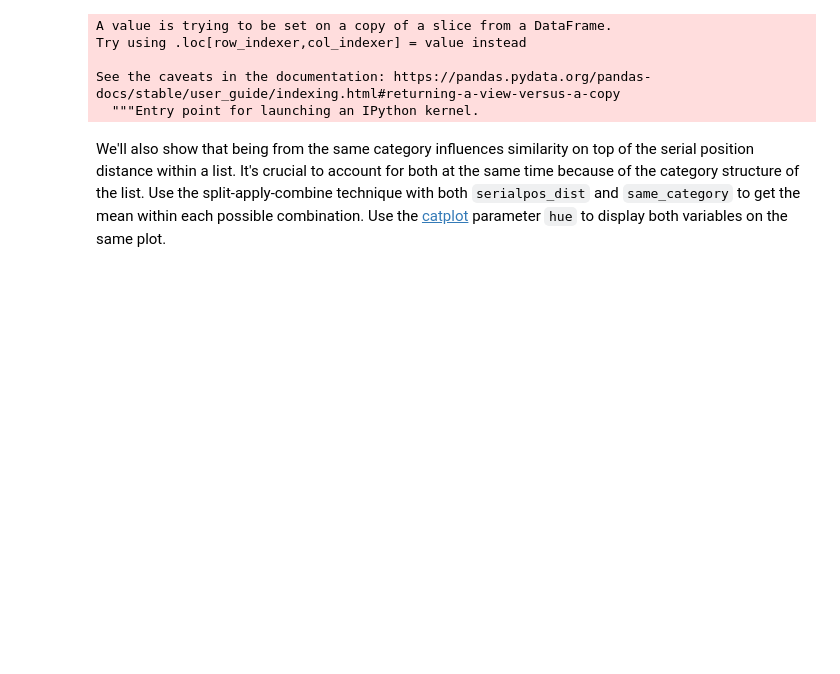
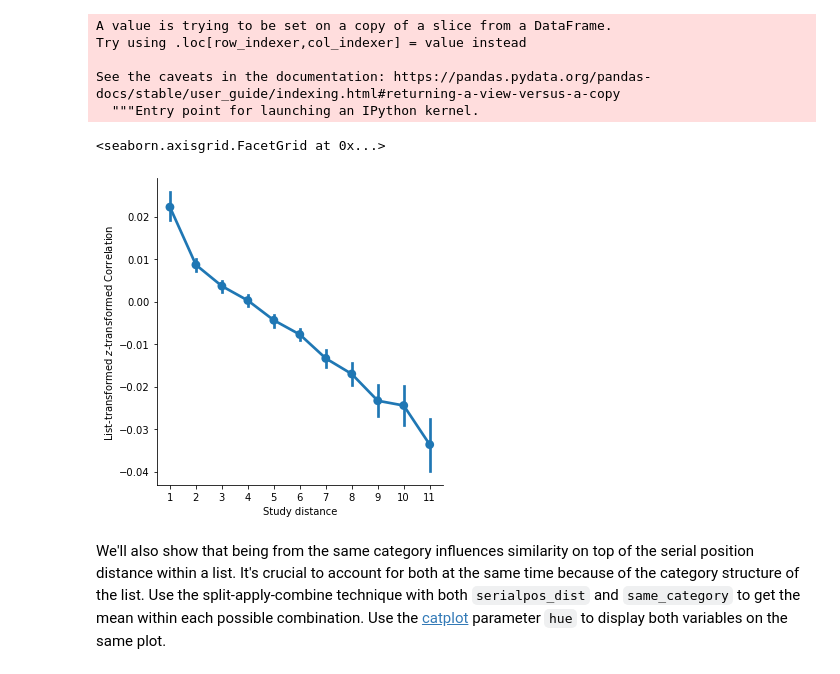
Before and after one commit to pennmem/COGS4290_DataMemoryBrains, a Jupyter notebook: COGS4290_rsa_lecture_02_analyze_rsa.ipynb, the cells around one changed output. Cells and saved outputs as stored; diff of their text form; code cells hidden in the pictures; blank space fills up the shorter version.

```diff
--- a/COGS4290_rsa_lecture_02_analyze_rsa.ipynb
+++ b/COGS4290_rsa_lecture_02_analyze_rsa.ipynb
@@ -308,9 +313,12 @@ Try using .loc[row_indexer,col_indexer] = value instead
 See the caveats in the documentation: https://pandas.pydata.org/pandas-docs/stable/user_guide/indexing.html#returning-a-view-versus-a-copy
   """Entry point for launching an IPython kernel.
 # %%
-sns.catplot(x='serialpos_dist', y='corr_z_list_adj',
+g = sns.catplot(x='serialpos_dist', y='corr_z_list_adj',
             data=within_list_WORD_rsa_subject_df, kind='point')
 g.set(xlabel='Study distance', ylabel='List-transformed $z$-transformed Correlation')
+# %% [output]
+<seaborn.axisgrid.FacetGrid at 0x...>
+[figure, added]
 # %% [markdown]
 We'll also show that being from the same category influences similarity on top of the serial position distance within a list. It's crucial to account for both at the same time because of the category structure of the list. Use the split-apply-combine technique with both `serialpos_dist` and `same_category` to get the mean within each possible combination. Use the [catplot](https://seaborn.pydata.org/generated/seaborn.catplot.html) parameter `hue` to display both variables on the same plot.
 # %% [markdown]
```
Also changed, not shown: parts of 17 cells of this notebook, 2 other files.
